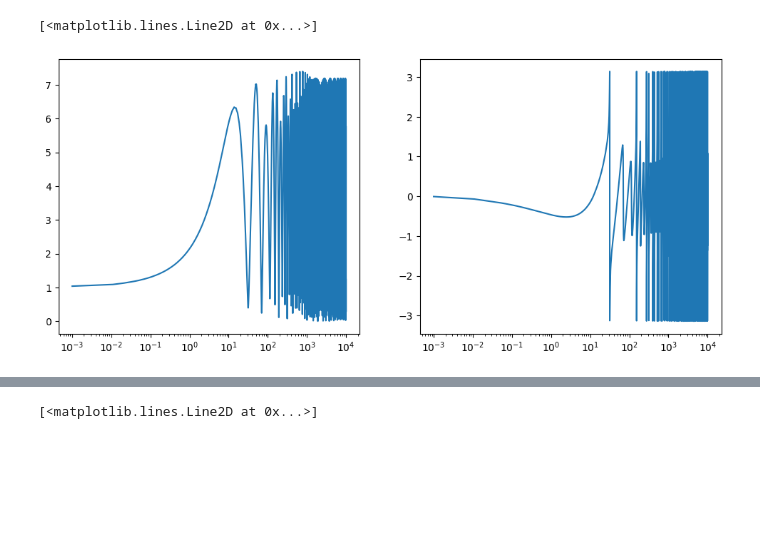
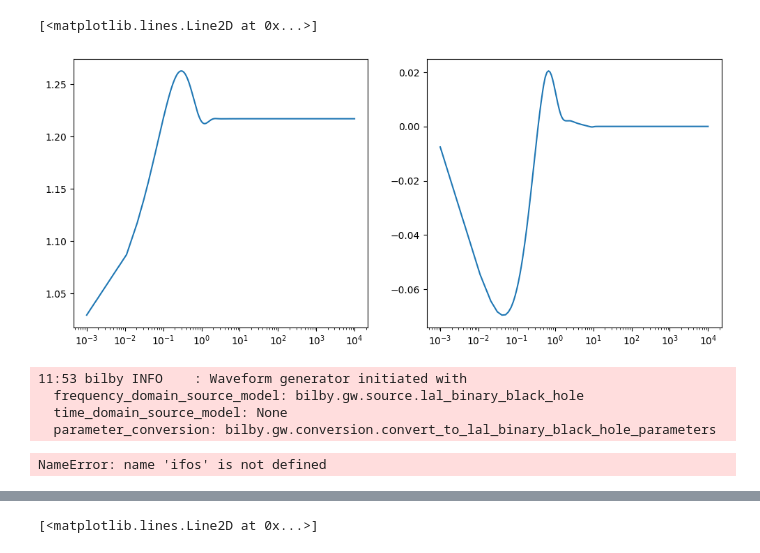
Before and after one commit to mhycheung/glworia, a Jupyter notebook: load_interp_simple.ipynb, the cells around one changed output, grey strips where cells are left out. Cells and saved outputs as stored; diff of their text form; code cells hidden in the pictures; blank space fills up the shorter version.

```diff
--- a/load_interp_simple.ipynb
+++ b/load_interp_simple.ipynb
@@ -39,7 +39,13 @@ settings = {
     lp_name + '_high_im': 1.,
     'N_grid_im': 201,
     'N_crit_im': 201,
+
+    'mask_crit_fac': 0.2,
+    'crit_param_low': 0.1,
+    'crit_param_high': 10.
 }
+# %%
+interpolators = load_interpolators('./interpolation', **settings)
 # %%
 # def strong_lens_cond_override_gSIS(strongly_lensed, y_interp, kappa_interp):
 #     if np.abs(kappa_interp - 1.) < 1e-15:
@@ -52,19 +58,41 @@ settings = {
 w_interp = np.linspace(0.001, 1e4, 10**6)
 # %%
 y_interp = 2.0
-lp_interp = 0.1
+lp_interp = 1.0
-# %%
-y_interp = 0.1
-lp_interp = 0.2
 # %%
 F, F_g, partitions, T_im, mu_im, u0, u1, u2, u3, um, w1, F1, w2, F2 = F_interp(w_interp, y_interp, lp_interp, interpolators, settings,
              return_geom = True,
              )
 # %%
 fig, axs = plt.subplots(1, 2, figsize = (12, 5))
-axs[0].semilogx(w_interp/w_fac/500, np.abs(F))
+axs[0].semilogx(w_interp, np.abs(F))
 # axs[0].semilogx(w_interp, np.abs(F_g), alpha = 0.5)
-axs[1].semilogx(w_interp/w_fac/500, np.angle(F))
+axs[1].semilogx(w_interp, np.angle(F))
 # %% [output]
 [<matplotlib.lines.Line2D at 0x...>]
-[figure, old version]
+[figure, new version]
+# %%
+duration = 4.0
+sampling_frequency = 1024.0
+
+
+waveform_arguments = dict(
+    waveform_approximant="IMRPhenomXPHM",
+    reference_frequency=50.0,
+    minimum_frequency=20.0,
+)
+
+# Create the waveform_generator using a LAL BinaryBlackHole source function
+# the generator will convert all the parameters
+waveform_generator = bilby.gw.WaveformGenerator(
+    duration=duration,
+    sampling_frequency=sampling_frequency,
+    frequency_domain_source_model=bilby.gw.source.lal_binary_black_hole,
+    parameter_conversion=bilby.gw.conversion.convert_to_lal_binary_black_hole_parameters,
+    waveform_arguments=waveform_arguments,
+)
+# %% [output]
+11:53 bilby INFO    : Waveform generator initiated with
+  frequency_domain_source_model: bilby.gw.source.lal_binary_black_hole
+  time_domain_source_model: None
+  parameter_conversion: bilby.gw.conversion.convert_to_lal_binary_black_hole_parameters
@@ -70,0 +124,4 @@ axs[1].semilogx(w_interp/w_fac/500, np.angle(F))
+# %%
+ifos[0]
+# %% [output]
+NameError: name 'ifos' is not defined
```
Also changed, not shown: parts of 5 cells of this notebook, 1 other file.
